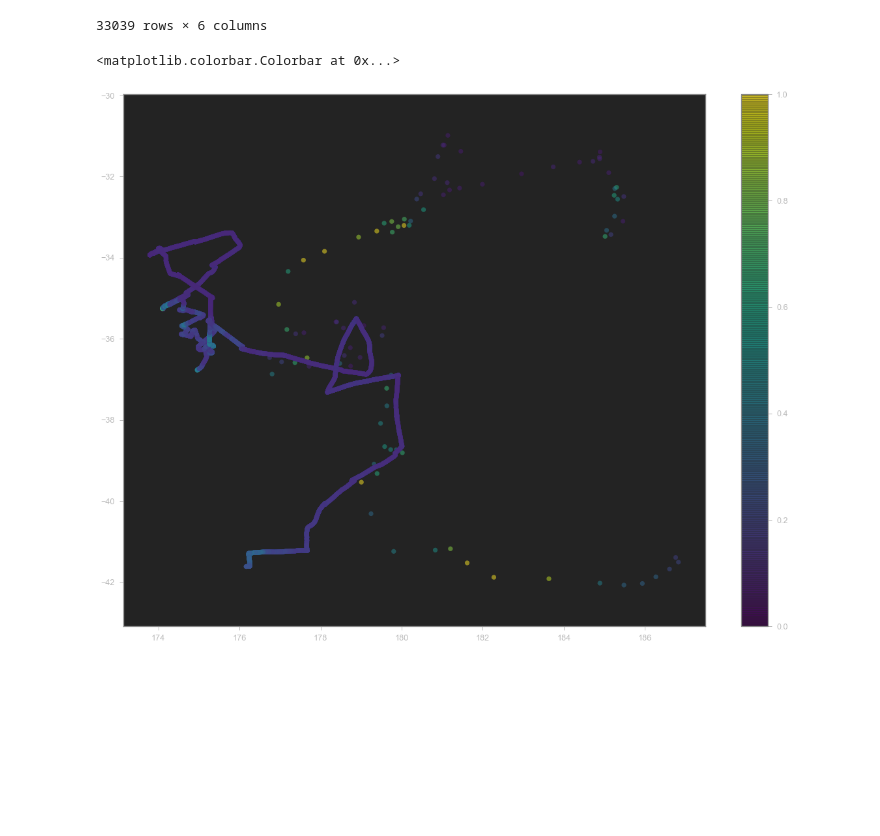
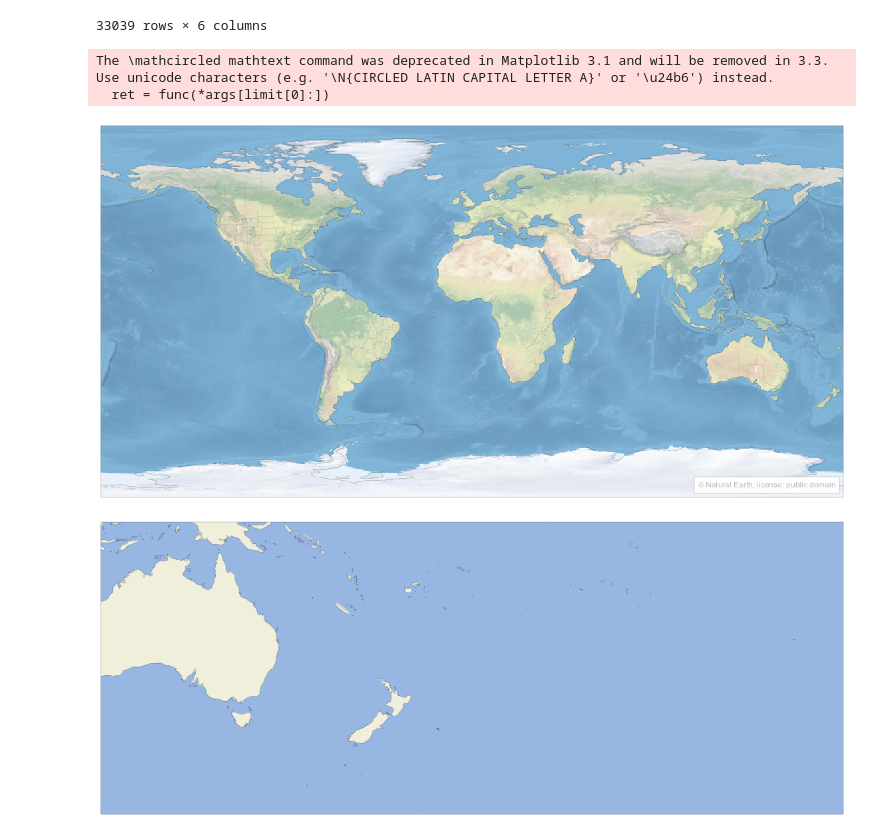
Before and after one commit to AmyPhung/chl-a-comparison, a Jupyter notebook: Workbook9 (major revision).ipynb, the cells around one changed output. Saved outputs shown, nothing was run; the diff lists cells and outputs as text; code cells hidden in the pictures; blank space fills up the shorter version.

Commit message:
Add map to background of graph

```diff
--- a/Workbook9 (major revision).ipynb
+++ b/Workbook9 (major revision).ipynb
@@ -650,12 +647,61 @@ compiled_df
 | 33038 | FT | -41.615367 | 176.162083 | 0.249582 | 1.583990e+09 | 32946 |
 33039 rows × 6 columns
 # %%
-plt.rcParams['figure.figsize'] = [20, 15]
 plt.scatter(compiled_df["Long"], compiled_df["Lat"], c=compiled_df["Chl-A"],
-            alpha=0.5, vmin=0, vmax=1)
-plt.axis("equal")
-plt.colorbar()
+             alpha=0.5, vmin=0, vmax=1)
-# %% [output]
-<matplotlib.colorbar.Colorbar at 0x...>
-[figure, removed]
+# %%
+
+plt.rcParams['figure.figsize'] = [20, 15]
+fig = plt.figure()
+ax = fig.add_subplot(1, 1, 1, projection=ccrs.PlateCarree())
+# ax.scatter(compiled_df["Long"], compiled_df["Lat"], c=compiled_df["Chl-A"],
+#             alpha=0.5, vmin=0, vmax=1)
+
+ax.stock_img()
+
+# Create a feature for States/Admin 1 regions at 1:50m from Natural Earth
+states_provinces = cfeature.NaturalEarthFeature(
+    category='cultural',
+    name='admin_1_states_provinces_lines',
+    scale='50m',
+    facecolor='none')
+
+SOURCE = 'Natural Earth'
+LICENSE = 'public domain'
+
+ax.add_feature(cfeature.LAND)
+ax.add_feature(cfeature.COASTLINE)
+ax.add_feature(states_provinces, edgecolor='gray')
+
+# Add a text annotation for the license information to the
+# the bottom right corner.
+text = AnchoredText(r'$\mathcircled{{c}}$ {}; license: {}'
+                    ''.format(SOURCE, LICENSE),
+                    loc=4, prop={'size': 12}, frameon=True)
+ax.add_artist(text)
+
+plt.show()
+
+# plt.axis("equal")
+# plt.colorbar()
+# %% [output]
+The \mathcircled mathtext command was deprecated in Matplotlib 3.1 and will be removed in 3.3. Use unicode characters (e.g. '\N{CIRCLED LATIN CAPITAL LETTER A}' or '\u24b6') instead.
+  ret = func(*args[limit[0]:])
+[figure, added]
+# %%
+import cartopy.feature
+import cartopy.crs as ccrs
+import matplotlib.pyplot as plt
+
+ax = plt.axes(projection=ccrs.PlateCarree(central_longitude=180))
+ax.set_extent([120, 260, -5, -60], crs=ccrs.PlateCarree())
+
+# add some features to make the map a little more polished
+ax.add_feature(cartopy.feature.LAND)
+ax.add_feature(cartopy.feature.OCEAN)
+ax.coastlines('50m')
+
+plt.show()
+# %% [output]
+[figure, added]
 # %%
```
Also changed, not shown: parts of 6 cells of this notebook.
